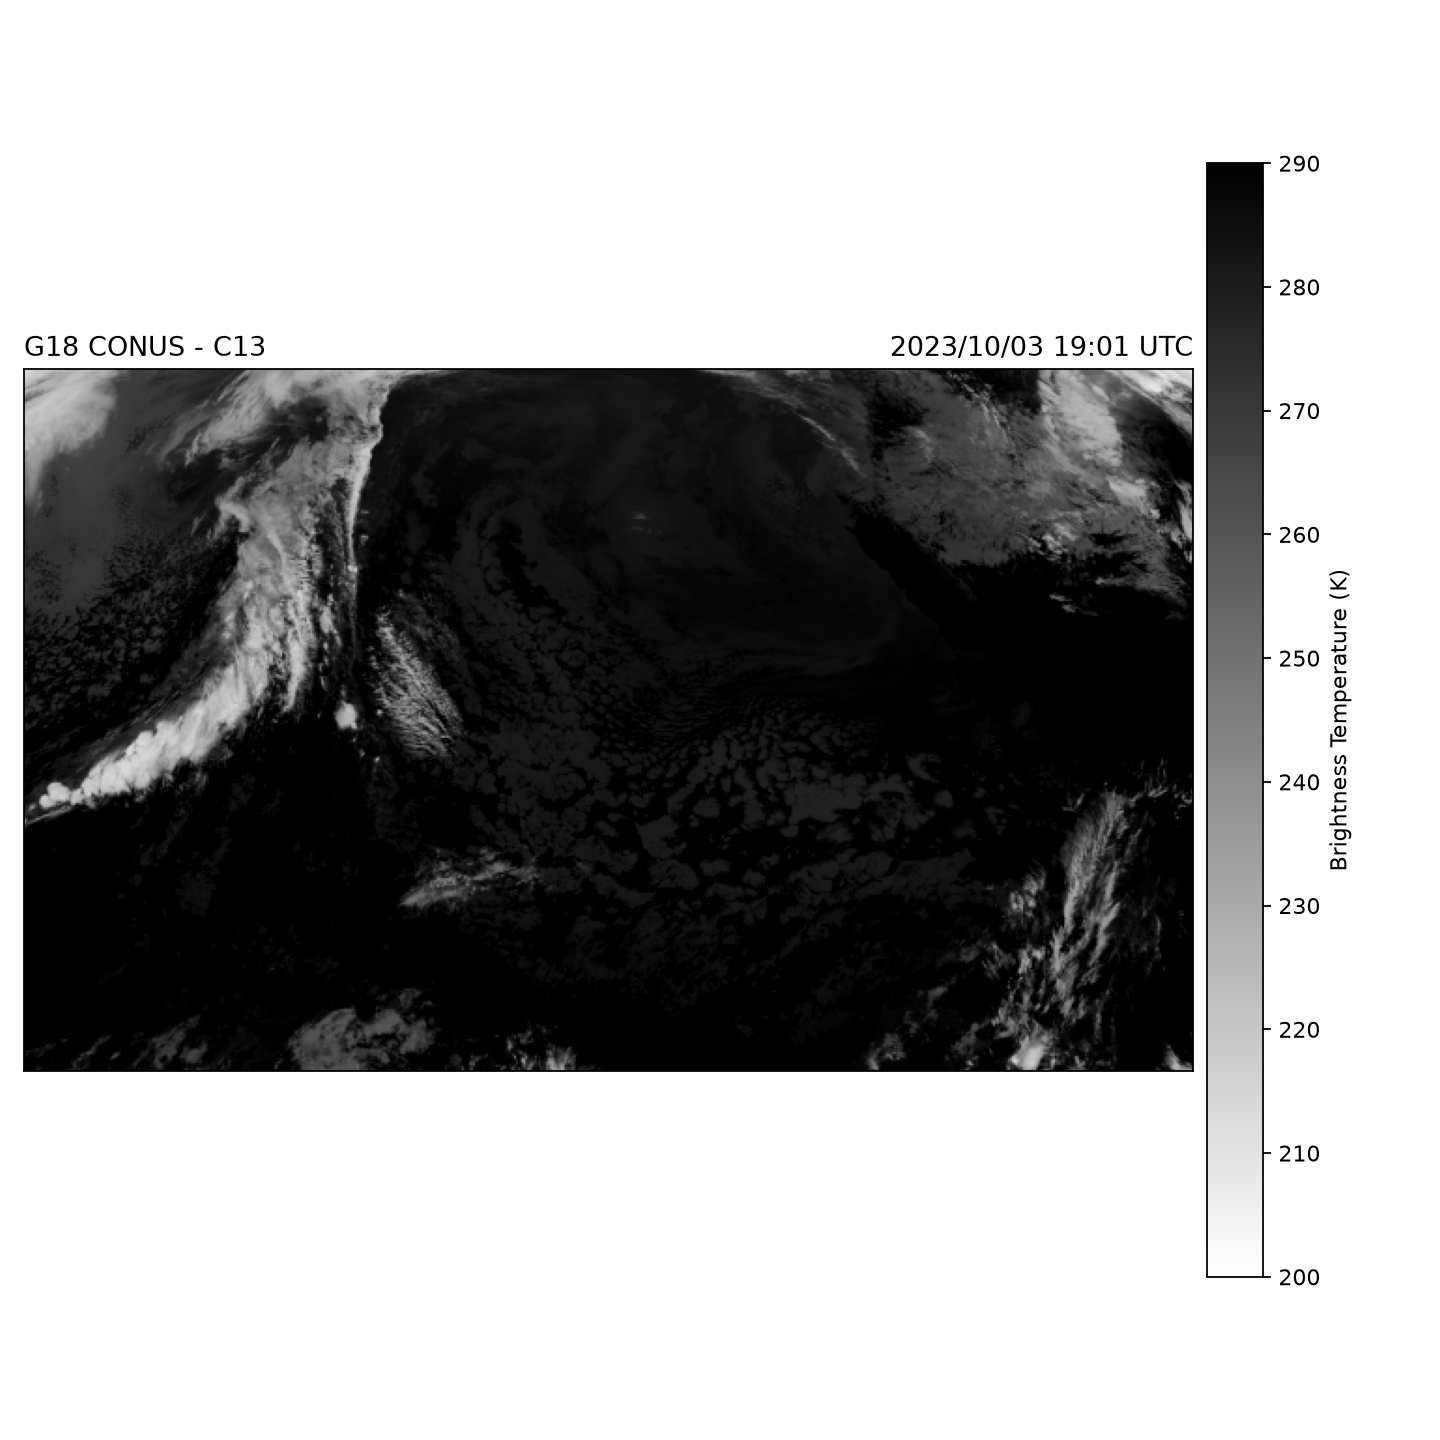
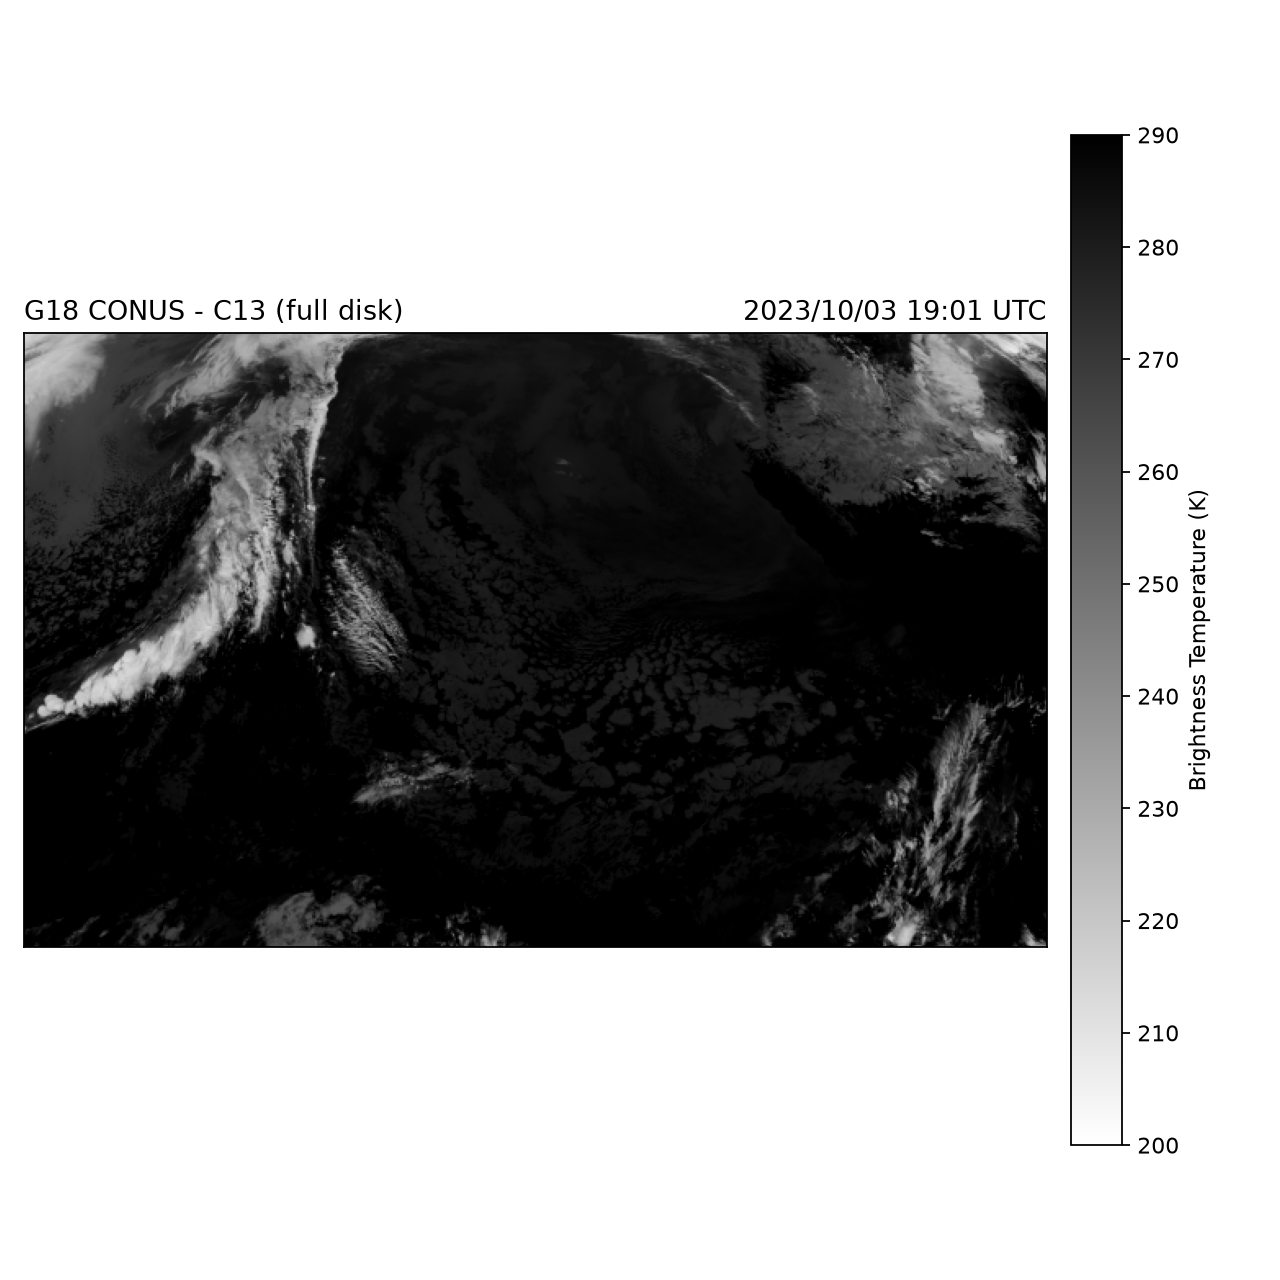
Code edit (unified diff) that turned the first committed figure into the second:
--- before
+++ after
@@ -1,18 +1,22 @@
 # ---------------------------------------------------------------
-# 3. PLOT THE COMPLETE SCAN (no domain)
-# The whole product on its own grid, only reduced in size so it draws fast.
+# 3. PLOT THE COMPLETE SCAN
+# Shown in the satellite's own geometry, with no lon/lat graticule.
+# Reason: GOES-West products reach the antimeridian, so a single
+# (min_lon .. max_lon) range cannot describe them -- forcing one squashes the
+# image across the whole globe. The lon/lat map, with coastlines, graticule and
+# coordinates, starts at the domain step below.
 # ---------------------------------------------------------------
+TARGET_PIXELS = 1200
 area = scene[BAND].attrs["area"]
-TARGET_PIXELS = 1200
 step = 2 ** max(0, math.ceil(math.log2(max(area.width, area.height) / TARGET_PIXELS)))
 small = scene.resample(area.aggregate(x=step, y=step), resampler="native")
 values = small[BAND].values
 
-fig, ax = plt.subplots(figsize=(9, 9))
+fig, ax = plt.subplots(figsize=(8, 8))
 im = ax.imshow(values, origin="upper", cmap=CMAP, vmin=VMIN, vmax=VMAX)
-ax.set_title("G18 CONUS - " + BAND, loc="left")
+ax.set_title("G18 CONUS - " + BAND + " (full disk)", loc="left")
 ax.set_title(f"{small[BAND].attrs['start_time']:%Y/%m/%d %H:%M} UTC", loc="right")
 ax.set_xticks([]); ax.set_yticks([])
-cb = fig.colorbar(im, ax=ax, pad=0.01, shrink=0.8)
+cb = fig.colorbar(im, ax=ax, pad=0.02, shrink=0.82)
 cb.set_label(COLOURBAR_LABEL)
 fig.tight_layout()

Commit: Show the complete scan in the satellite's own geometry